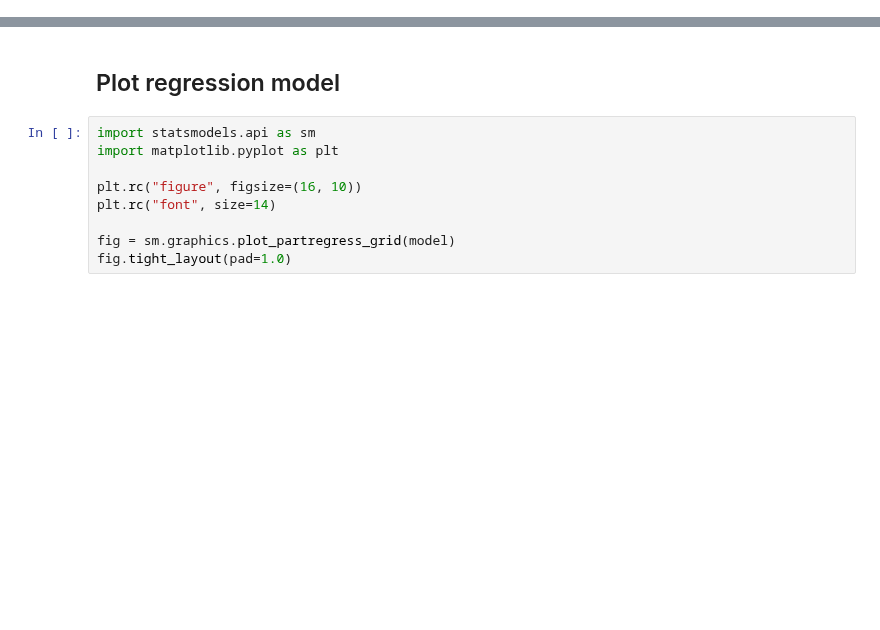
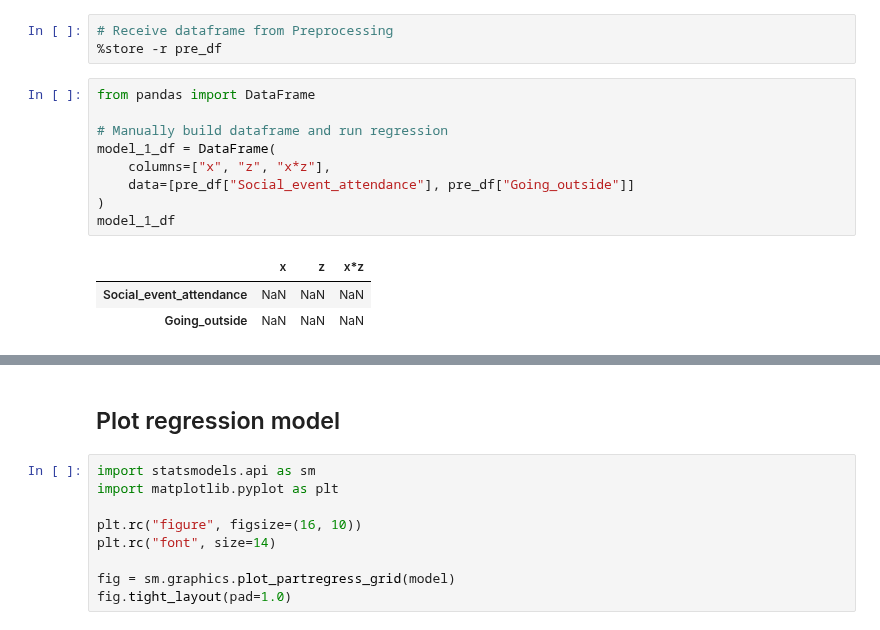
Before and after one commit to Prokope45/NeuralNetworkProject, a Jupyter notebook: RegressionAnalysis.ipynb, the cells around one changed output, grey strips where cells are left out. Drawn from its saved outputs; the diff is of its cells as text; blank space fills up the shorter version.

```diff
--- a/RegressionAnalysis.ipynb
+++ b/RegressionAnalysis.ipynb
@@ -19,2 +29,18 @@ $$y = +\beta_0 + \beta_1x + \beta_2*\beta_3$$
+# %%
+# Receive dataframe from Preprocessing
+%store -r pre_df
+# %%
+from pandas import DataFrame
+
+# Manually build dataframe and run regression
+model_1_df = DataFrame(
+    columns=["x", "z", "x*z"],
+    data=[pre_df["Social_event_attendance"], pre_df["Going_outside"]]
+)
+model_1_df
+# %% [output]
+|  | x | z | x*z |
+| Social_event_attendance | NaN | NaN | NaN |
+| Going_outside | NaN | NaN | NaN |
 # %%
 from statsmodels.formula.api import ols
```
Also changed, not shown: parts of 4 cells of this notebook, 2 other files.
